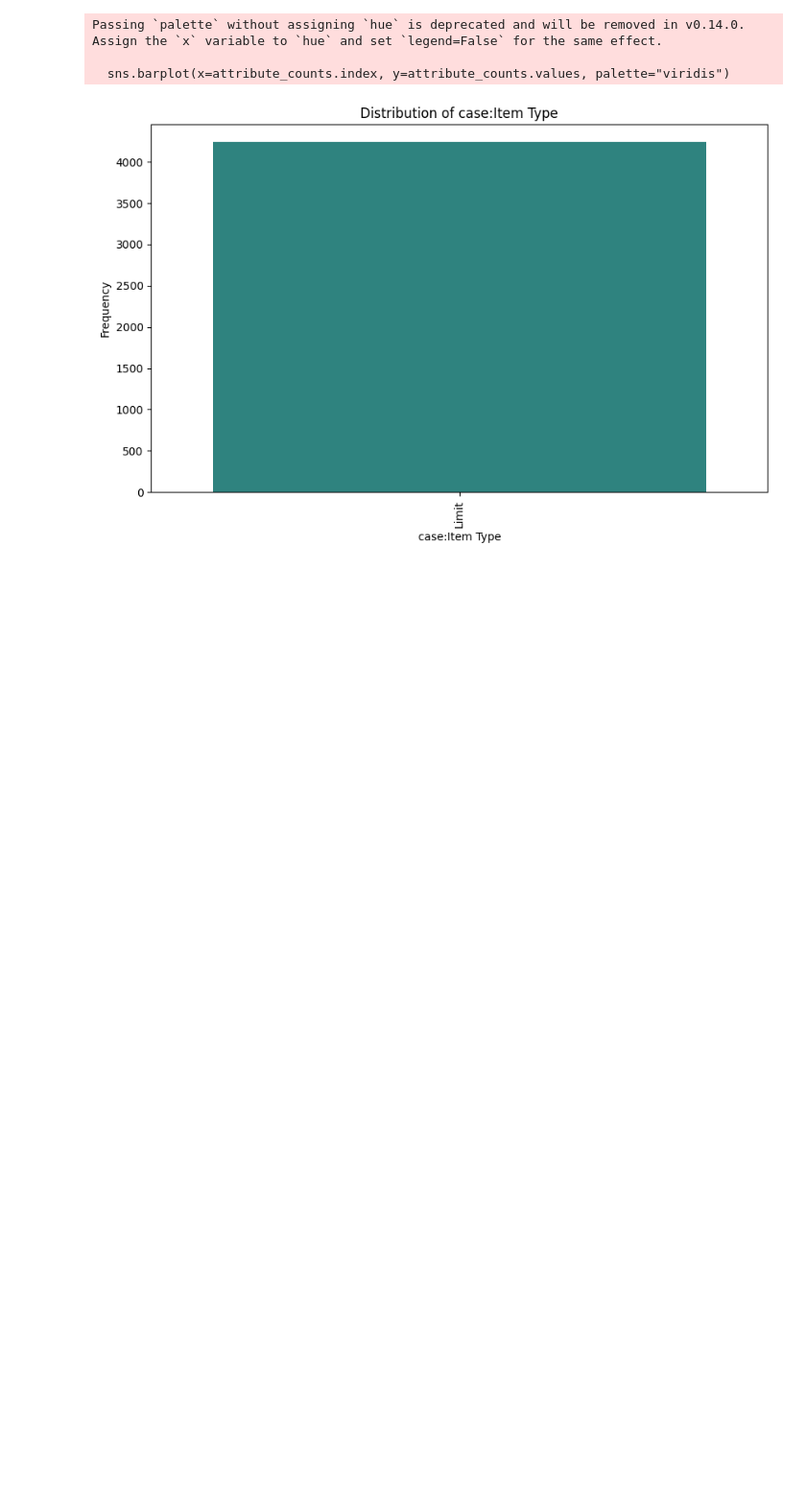
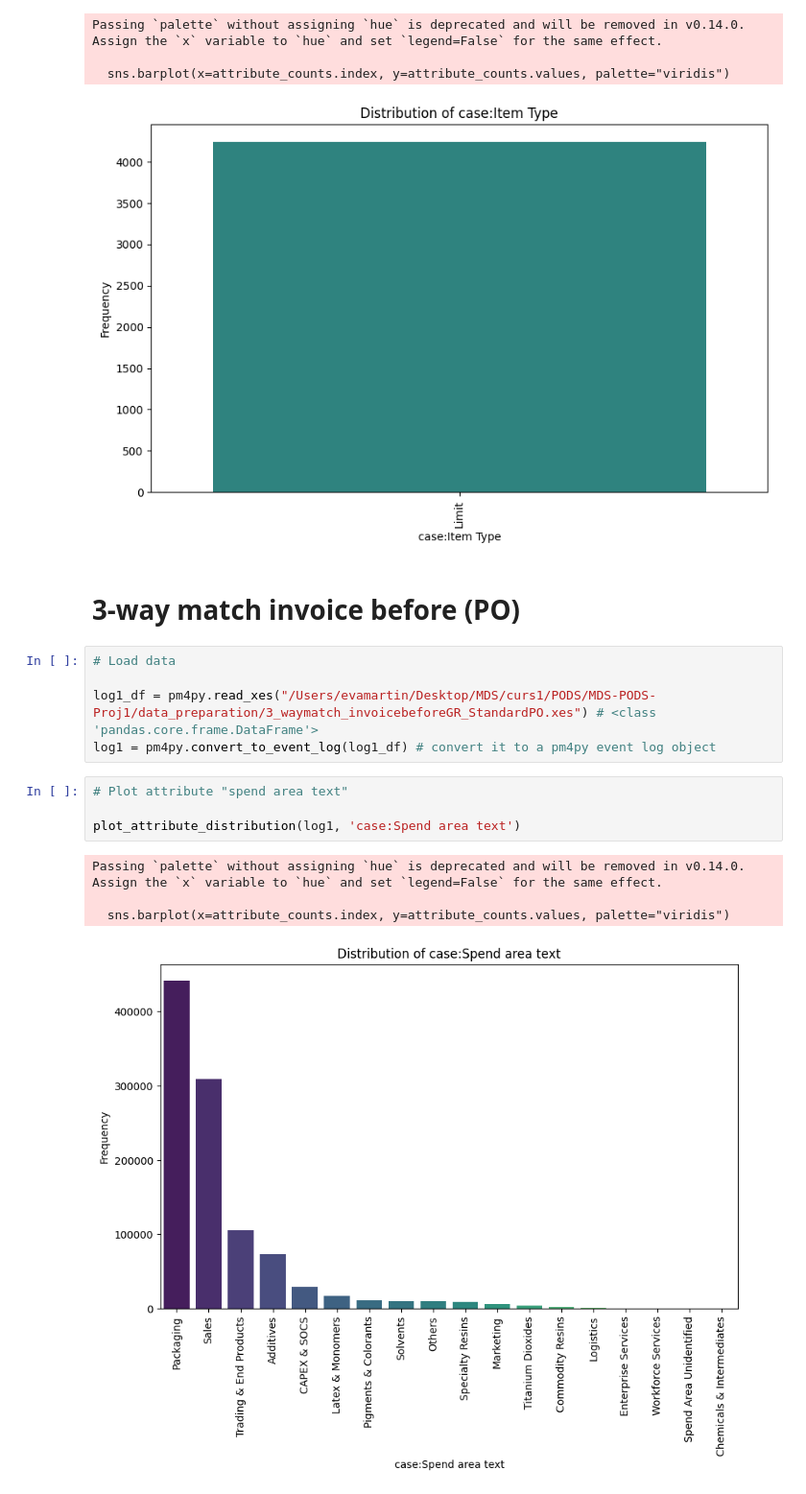
Before and after one commit to sampledrift42/MDS-PODS-Proj1, a Jupyter notebook: data_preparation/data_exploration.ipynb, the cells around one changed output. Shown: that part at 96% size. Cells and saved outputs as stored; diff of their text form; blank space fills up the shorter version.

```diff
--- a/data_preparation/data_exploration.ipynb
+++ b/data_preparation/data_exploration.ipynb
@@ -411,3 +467,19 @@ Passing `palette` without assigning `hue` is deprecated and will be removed in v
 
   sns.barplot(x=attribute_counts.index, y=attribute_counts.values, palette="viridis")
 [figure]
+# %% [markdown]
+# 3-way match invoice before (PO)
+# %%
+# Load data
+
+log1_df = pm4py.read_xes("/Users/evamartin/Desktop/MDS/curs1/PODS/MDS-PODS-Proj1/data_preparation/3_waymatch_invoicebeforeGR_StandardPO.xes") # <class 'pandas.core.frame.DataFrame'>
+log1 = pm4py.convert_to_event_log(log1_df) # convert it to a pm4py event log object
+# %%
+# Plot attribute "spend area text"
+
+plot_attribute_distribution(log1, 'case:Spend area text')
+# %% [output]
+Passing `palette` without assigning `hue` is deprecated and will be removed in v0.14.0. Assign the `x` variable to `hue` and set `legend=False` for the same effect.
+
+  sns.barplot(x=attribute_counts.index, y=attribute_counts.values, palette="viridis")
+[figure, added]
```
Also changed, not shown: parts of 19 cells of this notebook.
